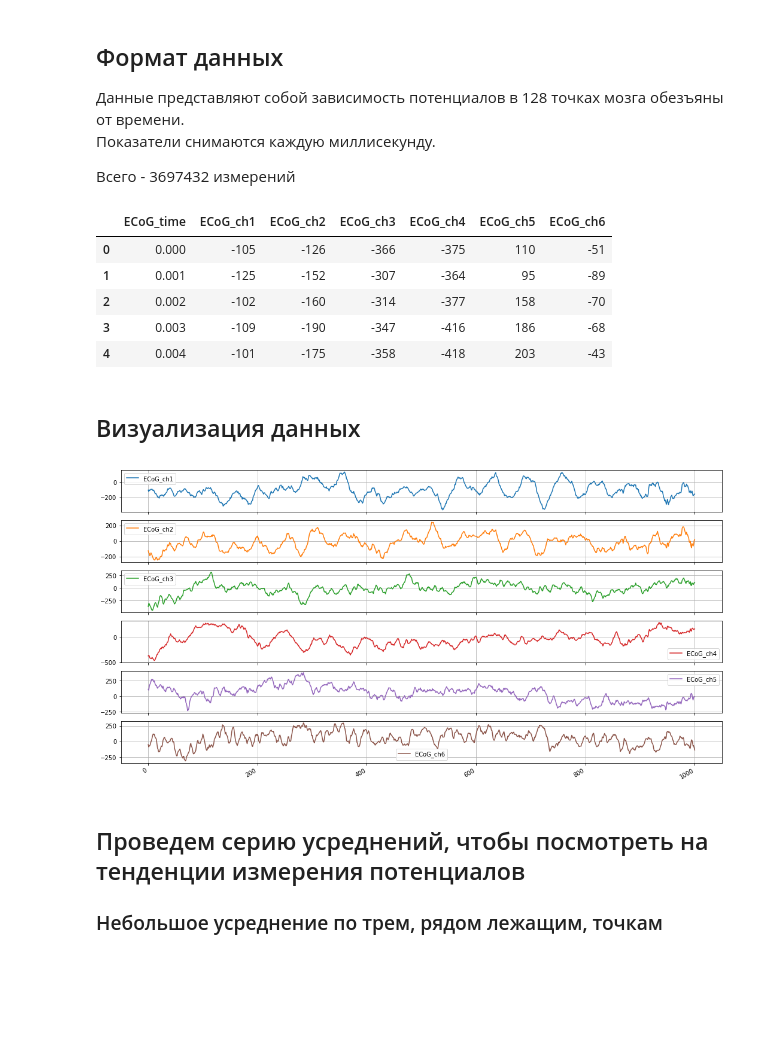
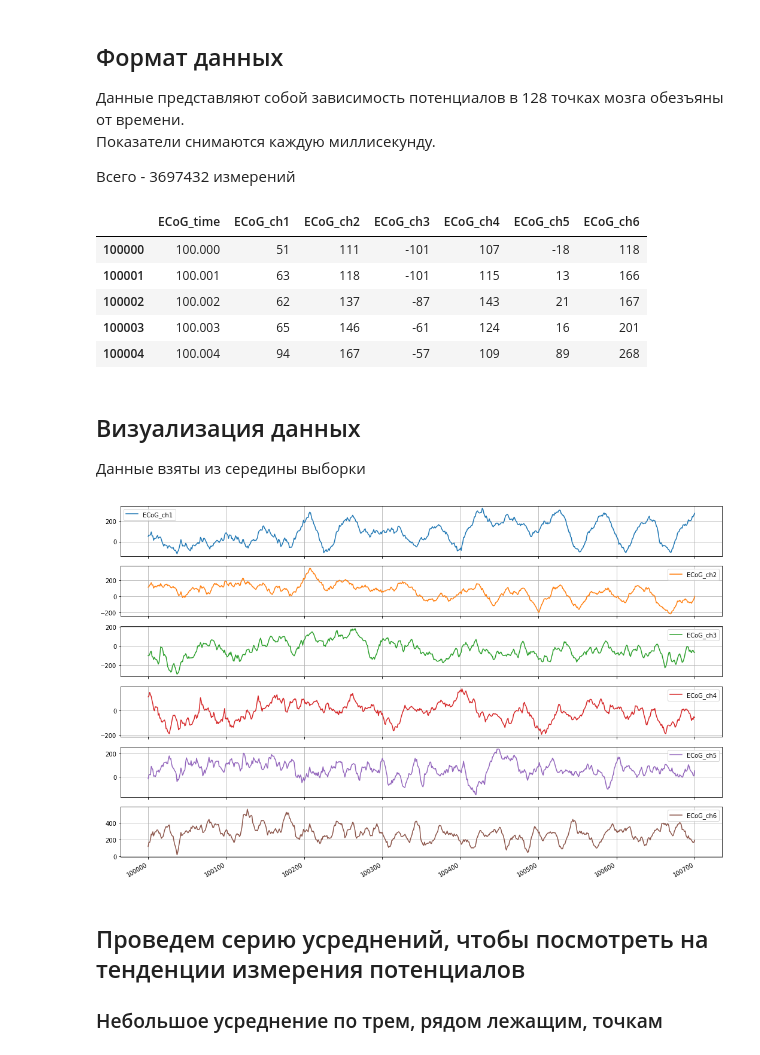
Before and after one commit to igor-yusupov/2018-Project-3, a Jupyter notebook: code/input_data.ipynb, the cells around one changed output. Saved outputs shown, nothing was run; the diff lists cells and outputs as text; code cells hidden in the pictures; blank space fills up the shorter version.

```diff
--- a/code/input_data.ipynb
+++ b/code/input_data.ipynb
@@ -16,23 +16,24 @@ data = pd.read_csv('../data/Eye-Motion/ECoG.csv', header=0)
 
 Всего - 3697432 измерений
 # %%
-data_sample = data.loc[:1000, :"ECoG_ch6"]
+data_sample = data.loc[100000:100700, :"ECoG_ch6"]
 # %%
 data_sample.head()
 # %% [output]
 |  | ECoG_time | ECoG_ch1 | ECoG_ch2 | ECoG_ch3 | ECoG_ch4 | ECoG_ch5 | ECoG_ch6 |
-| 0 | 0.000 | -105 | -126 | -366 | -375 | 110 | -51 |
-| 1 | 0.001 | -125 | -152 | -307 | -364 | 95 | -89 |
-| 2 | 0.002 | -102 | -160 | -314 | -377 | 158 | -70 |
-| 3 | 0.003 | -109 | -190 | -347 | -416 | 186 | -68 |
-| 4 | 0.004 | -101 | -175 | -358 | -418 | 203 | -43 |
+| 100000 | 100.000 | 51 | 111 | -101 | 107 | -18 | 118 |
+| 100001 | 100.001 | 63 | 118 | -101 | 115 | 13 | 166 |
+| 100002 | 100.002 | 62 | 137 | -87 | 143 | 21 | 167 |
+| 100003 | 100.003 | 65 | 146 | -61 | 124 | 16 | 201 |
+| 100004 | 100.004 | 94 | 167 | -57 | 109 | 89 | 268 |
 # %% [markdown]
 ## Визуализация данных
+Данные взяты из середины выборки
 # %%
 %matplotlib inline
-data_sample.loc[:, "ECoG_ch1":].plot(subplots=True, figsize=(18, 10), grid=True);
+data_sample.loc[:, "ECoG_ch1":].plot(subplots=True, figsize=(18, 12), grid=True);
 # %% [output]
-[figure, old version]
+[figure, new version]
 # %% [markdown]
 ## Проведем серию усреднений, чтобы посмотреть на тенденции измерения потенциалов
 ### Небольшое усреднение по трем, рядом лежащим, точкам
```
Also changed, not shown: parts of 4 cells of this notebook, 2 other files.
